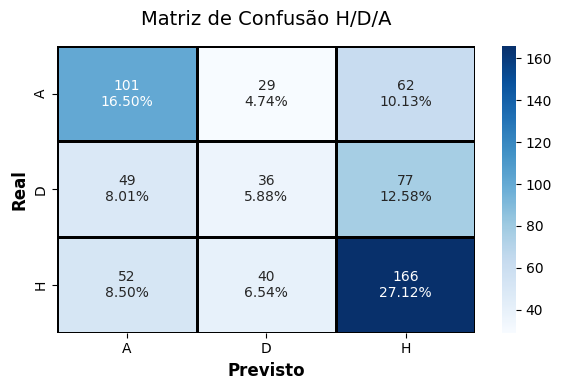
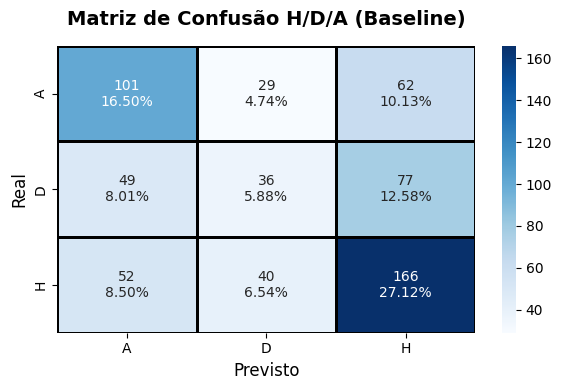
Unified diff of the notebook cell whose output changed from the first chart to the second:
--- before
+++ after
@@ -19,7 +19,7 @@
 sns.heatmap(cm, annot=labels, fmt='', cmap='Blues', xticklabels=le.classes_, yticklabels=le.classes_, linewidths=1, linecolor='black')
 
-plt.title('Matriz de Confusão H/D/A', fontsize=14, pad=15)
-plt.xlabel('Previsto', fontsize=12, fontweight='bold')
-plt.ylabel('Real', fontsize=12, fontweight='bold')
+plt.title('Matriz de Confusão H/D/A (Baseline)', fontsize=14, pad=15, fontweight='bold')
+plt.xlabel('Previsto', fontsize=12)
+plt.ylabel('Real', fontsize=12)
 
 plt.tight_layout()

Commit: modificação de alguma legendas de gráficos